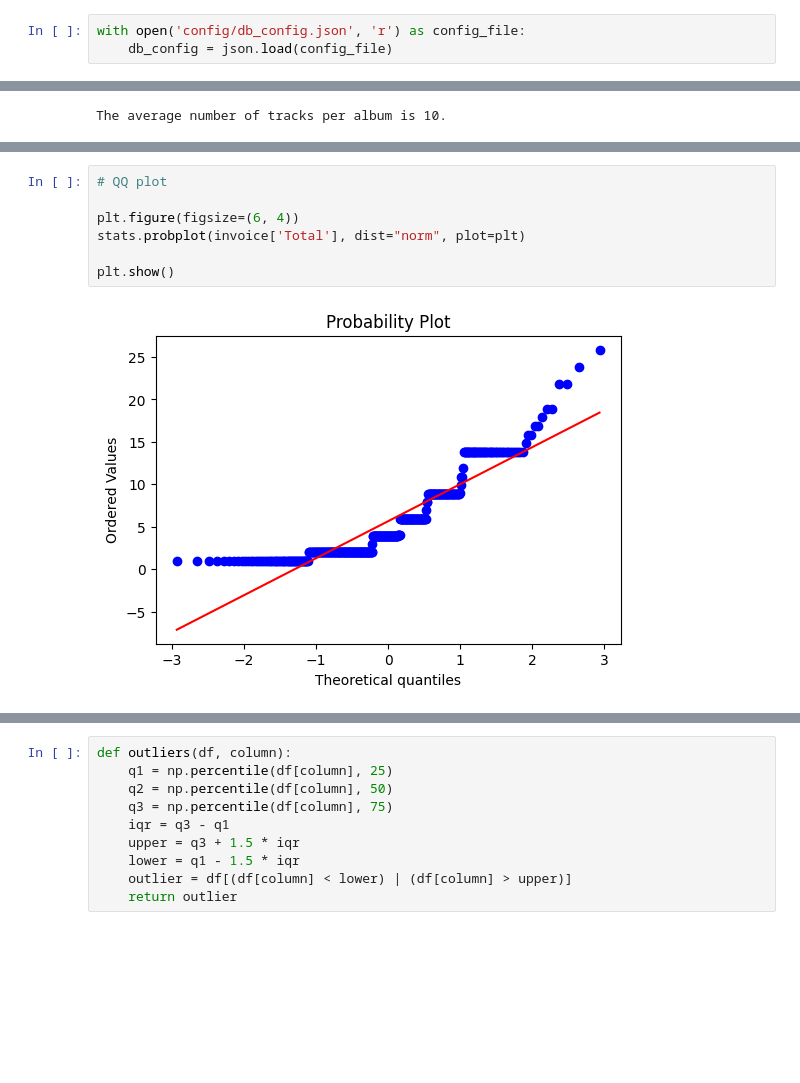
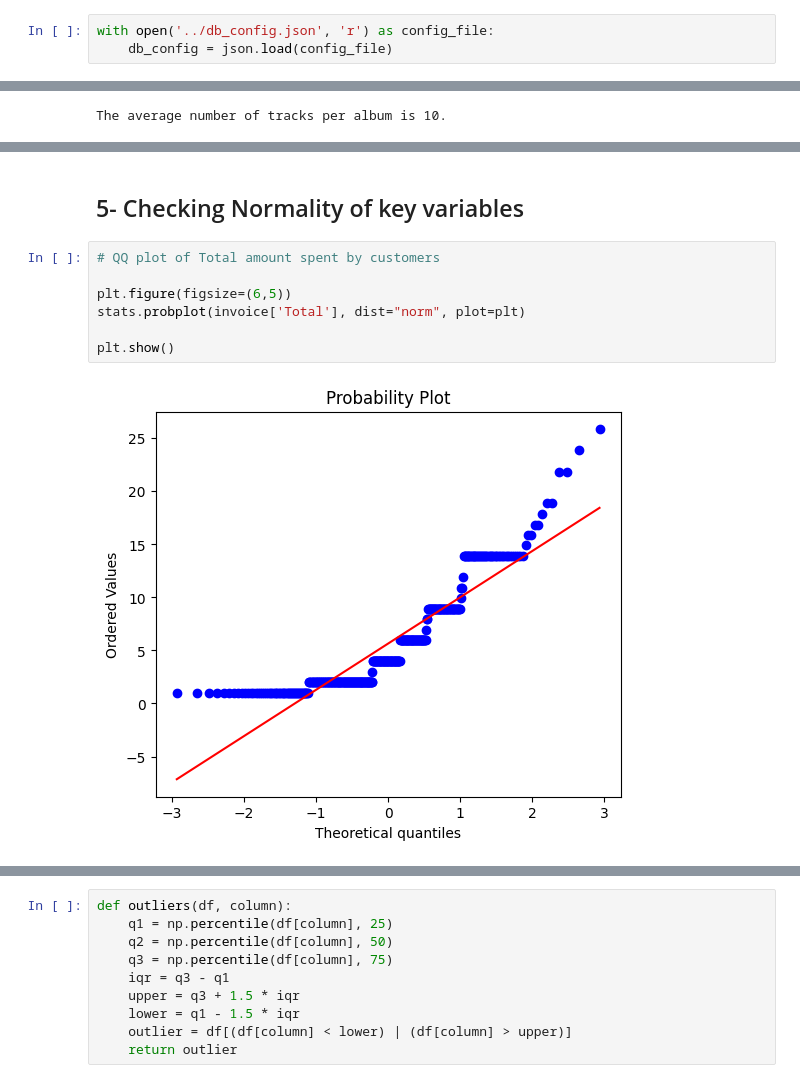
Before and after one commit to Neghfa/chinook_analysis, a Jupyter notebook: notebooks/Chinook Analysis.ipynb, the cells around one changed output, grey strips where cells are left out. Drawn from its saved outputs; the diff is of its cells as text; blank space fills up the shorter version.

```diff
--- a/notebooks/Chinook Analysis.ipynb
+++ b/notebooks/Chinook Analysis.ipynb
@@ -10,7 +14,7 @@ import geopandas as gpd
 # %% [markdown]
 ## 1- Connecting and loading Chinook database
 # %%
-with open('config/db_config.json', 'r') as config_file:
+with open('../db_config.json', 'r') as config_file:
     db_config = json.load(config_file)
 # %%
 conn = mysql.connector.connect(
@@ -132,10 +241,12 @@ The average number of tracks per album is 10.
+# %% [markdown]
+## 5- Checking Normality of key variables
 # %%
-# QQ plot
+# QQ plot of Total amount spent by customers
 
-plt.figure(figsize=(6, 4))
+plt.figure(figsize=(6,5))
 stats.probplot(invoice['Total'], dist="norm", plot=plt)
 
 plt.show()
 # %% [output]
-[figure, old version]
+[figure, new version]
 # %%
```
Also changed, not shown: parts of 115 cells of this notebook.
